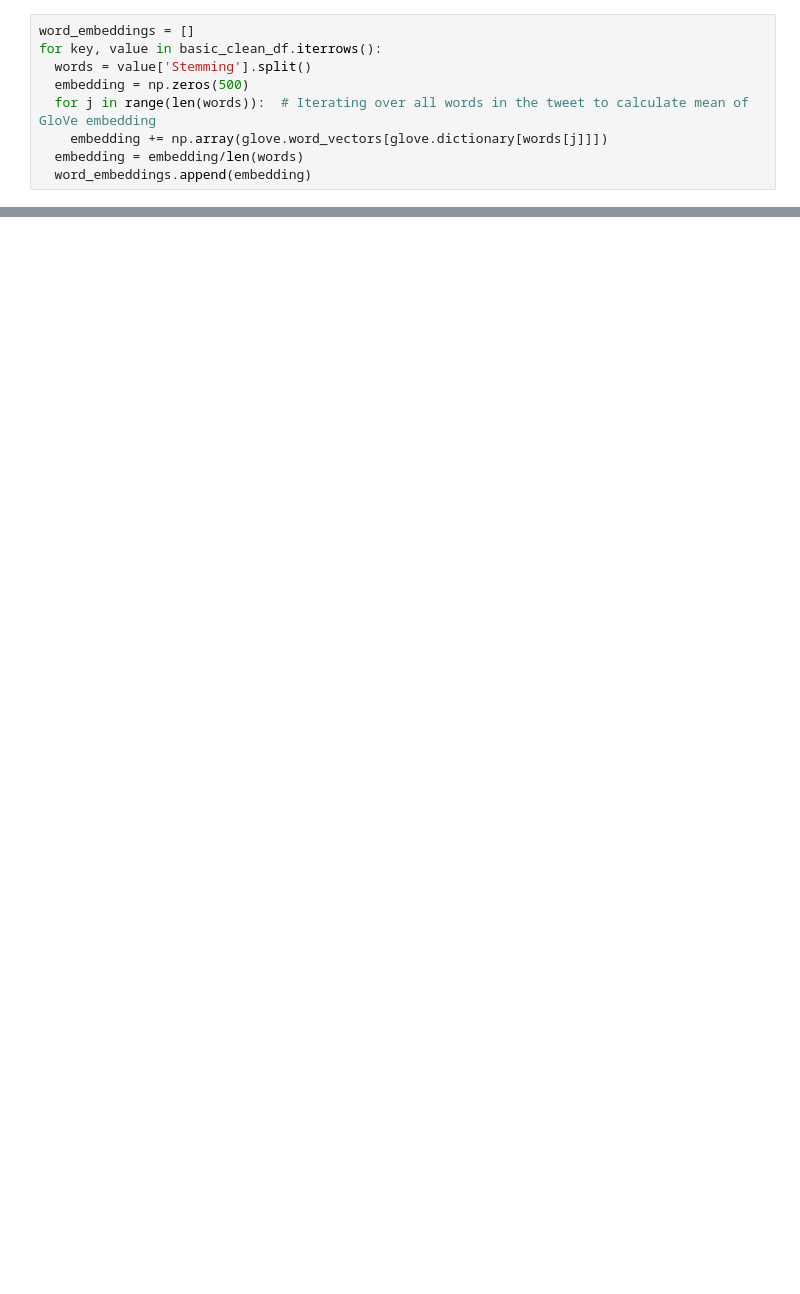
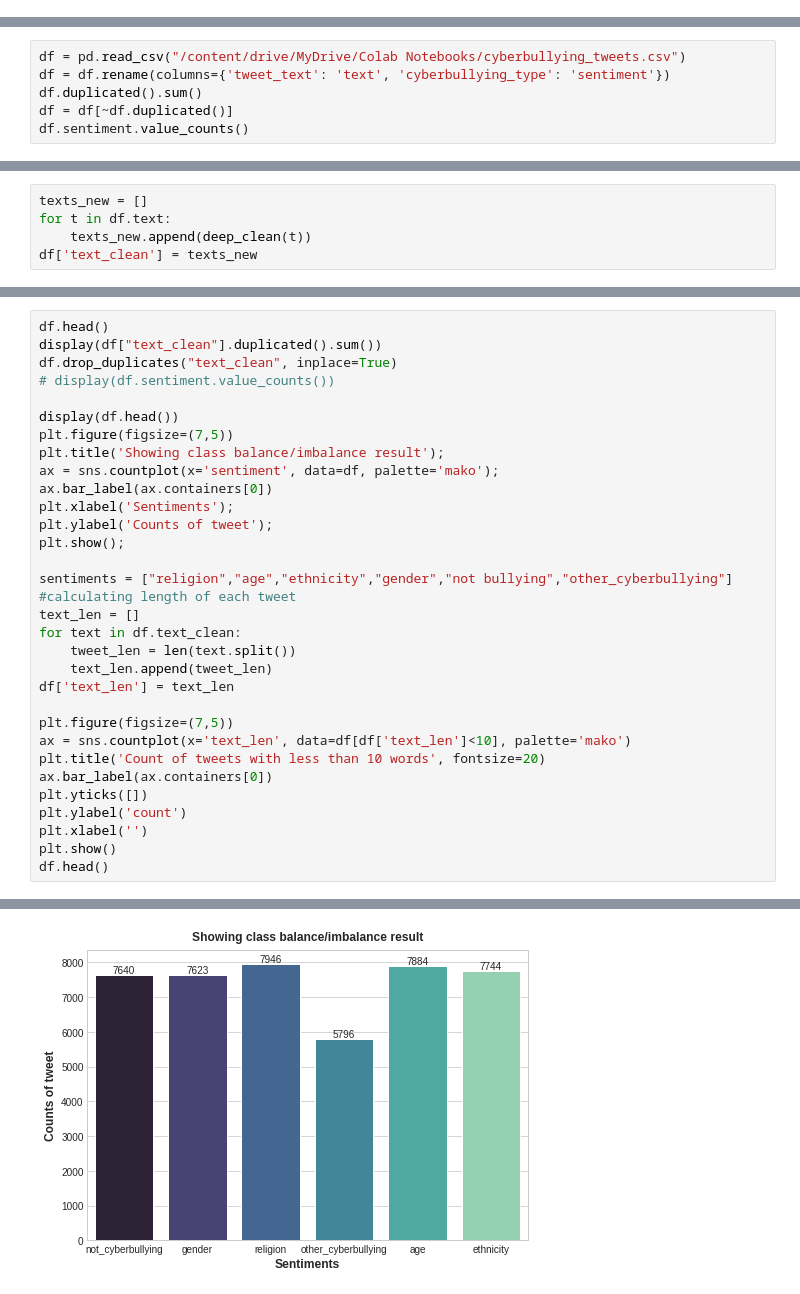
Before and after one commit to vishal19217/CyberBullying_Sentiment_Analysis, a Jupyter notebook: Preprocessing3.ipynb, the cells around one changed output, grey strips where cells are left out. Drawn from its saved outputs; the diff is of its cells as text; blank space fills up the shorter version.

```diff
--- a/Preprocessing3.ipynb
+++ b/Preprocessing3.ipynb
@@ -583,9 +0,0 @@ Iterating over stemmed tweets and storing the word embeddings in a list
-# %%
-word_embeddings = []
-for key, value in basic_clean_df.iterrows():
-  words = value['Stemming'].split()
-  embedding = np.zeros(500)
-  for j in range(len(words)):  # Iterating over all words in the tweet to calculate mean of GloVe embedding
-    embedding += np.array(glove.word_vectors[glove.dictionary[words[j]]])
-  embedding = embedding/len(words)
-  word_embeddings.append(embedding)
@@ -1489,0 +47,6 @@ conf_matrix(y_test,nb_tf_stem_pred,'Support Vector Machines Sentiment\nConfusion
+# %%
+df = pd.read_csv("/content/drive/MyDrive/Colab Notebooks/cyberbullying_tweets.csv")
+df = df.rename(columns={'tweet_text': 'text', 'cyberbullying_type': 'sentiment'})
+df.duplicated().sum()
+df = df[~df.duplicated()]
+df.sentiment.value_counts()
@@ -1489,0 +141,5 @@ conf_matrix(y_test,nb_tf_stem_pred,'Support Vector Machines Sentiment\nConfusion
+# %%
+texts_new = []
+for t in df.text:
+    texts_new.append(deep_clean(t))
+df['text_clean'] = texts_new
@@ -1489,0 +149,33 @@ conf_matrix(y_test,nb_tf_stem_pred,'Support Vector Machines Sentiment\nConfusion
+# %%
+df.head()
+display(df["text_clean"].duplicated().sum())
+df.drop_duplicates("text_clean", inplace=True)
+# display(df.sentiment.value_counts())
+
+display(df.head())
+plt.figure(figsize=(7,5))
+plt.title('Showing class balance/imbalance result');
+ax = sns.countplot(x='sentiment', data=df, palette='mako');
+ax.bar_label(ax.containers[0])
+plt.xlabel('Sentiments');
+plt.ylabel('Counts of tweet');
+plt.show();
+
+sentiments = ["religion","age","ethnicity","gender","not bullying","other_cyberbullying"]
+#calculating length of each tweet
+text_len = []
+for text in df.text_clean:
+    tweet_len = len(text.split())
+    text_len.append(tweet_len)
+df['text_len'] = text_len
+
+plt.figure(figsize=(7,5))
+ax = sns.countplot(x='text_len', data=df[df['text_len']<10], palette='mako')
+plt.title('Count of tweets with less than 10 words', fontsize=20)
+ax.bar_label(ax.containers[0])
+plt.yticks([])
+plt.ylabel('count')
+plt.xlabel('')
+plt.show()
+df.head()
+# %% [output]
@@ -1489,0 +189 @@ conf_matrix(y_test,nb_tf_stem_pred,'Support Vector Machines Sentiment\nConfusion
+[figure, added]
```
Also changed, not shown: parts of 217 cells of this notebook.
